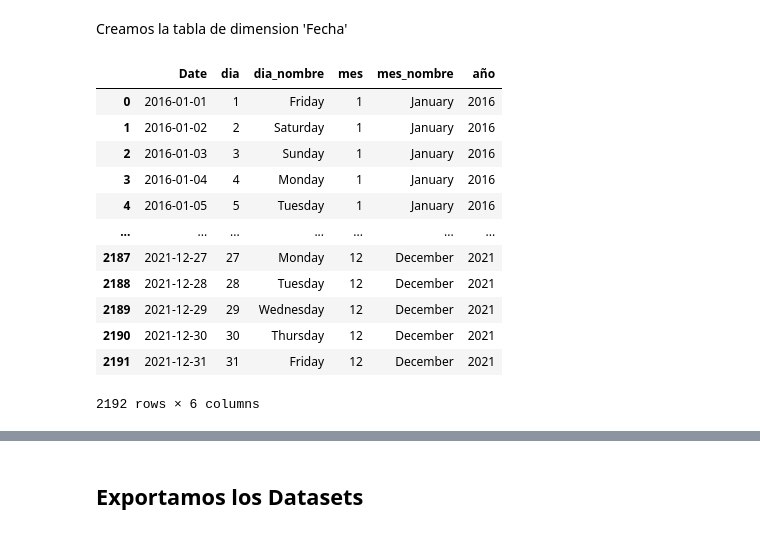
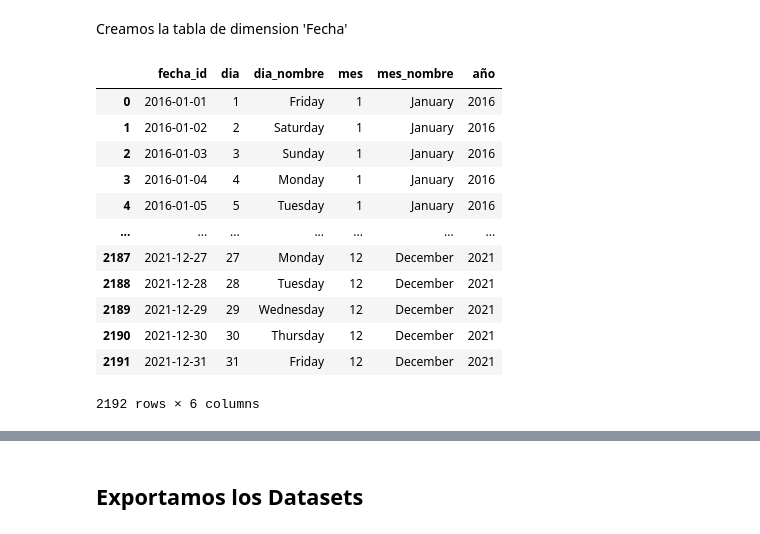
Before and after one commit to NicoBierti/crime_buenos_aires, a Jupyter notebook: data_delitos.ipynb, the cells around one changed output, grey strips where cells are left out. Cells and saved outputs as stored; diff of their text form; code cells hidden in the pictures.

```diff
--- a/data_delitos.ipynb
+++ b/data_delitos.ipynb
@@ -633,21 +633,22 @@ def create_date_table(start='2016-01-01', end='2021-12-31'):
         df_new['mes_nombre'] = df_new['Date'].dt.month_name()
         df_new["año"] = df_new.Date.dt.year
         return df_new
-# %%
-fecha = create_date_table()
-fecha
-# %% [output]
-|  | Date | dia | dia_nombre | mes | mes_nombre | año |
-| 0 | 2016-01-01 | 1 | Friday | 1 | January | 2016 |
-| 1 | 2016-01-02 | 2 | Saturday | 1 | January | 2016 |
-| 2 | 2016-01-03 | 3 | Sunday | 1 | January | 2016 |
-| 3 | 2016-01-04 | 4 | Monday | 1 | January | 2016 |
-| 4 | 2016-01-05 | 5 | Tuesday | 1 | January | 2016 |
-| ... | ... | ... | ... | ... | ... | ... |
-| 2187 | 2021-12-27 | 27 | Monday | 12 | December | 2021 |
-| 2188 | 2021-12-28 | 28 | Tuesday | 12 | December | 2021 |
-| 2189 | 2021-12-29 | 29 | Wednesday | 12 | December | 2021 |
-| 2190 | 2021-12-30 | 30 | Thursday | 12 | December | 2021 |
-| 2191 | 2021-12-31 | 31 | Friday | 12 | December | 2021 |
-2192 rows × 6 columns
+# %%
+fechas = create_date_table()
+fechas.rename(columns={'Date':'fecha_id'},inplace=True)
+fechas
+# %% [output]
+|  | fecha_id | dia | dia_nombre | mes | mes_nombre | año |
+| 0 | 2016-01-01 | 1 | Friday | 1 | January | 2016 |
+| 1 | 2016-01-02 | 2 | Saturday | 1 | January | 2016 |
+| 2 | 2016-01-03 | 3 | Sunday | 1 | January | 2016 |
+| 3 | 2016-01-04 | 4 | Monday | 1 | January | 2016 |
+| 4 | 2016-01-05 | 5 | Tuesday | 1 | January | 2016 |
+| ... | ... | ... | ... | ... | ... | ... |
+| 2187 | 2021-12-27 | 27 | Monday | 12 | December | 2021 |
+| 2188 | 2021-12-28 | 28 | Tuesday | 12 | December | 2021 |
+| 2189 | 2021-12-29 | 29 | Wednesday | 12 | December | 2021 |
+| 2190 | 2021-12-30 | 30 | Thursday | 12 | December | 2021 |
+| 2191 | 2021-12-31 | 31 | Friday | 12 | December | 2021 |
+2192 rows × 6 columns
 # %%
```
Also changed, not shown: parts of 8 cells of this notebook.
